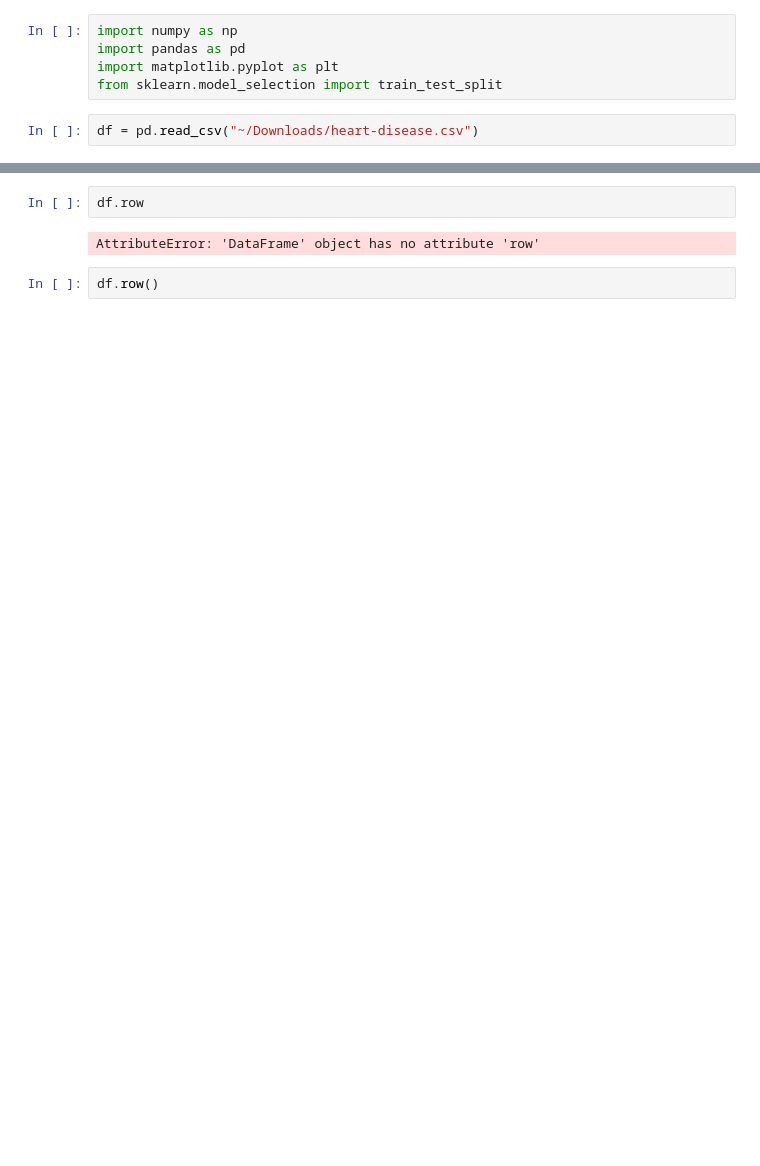
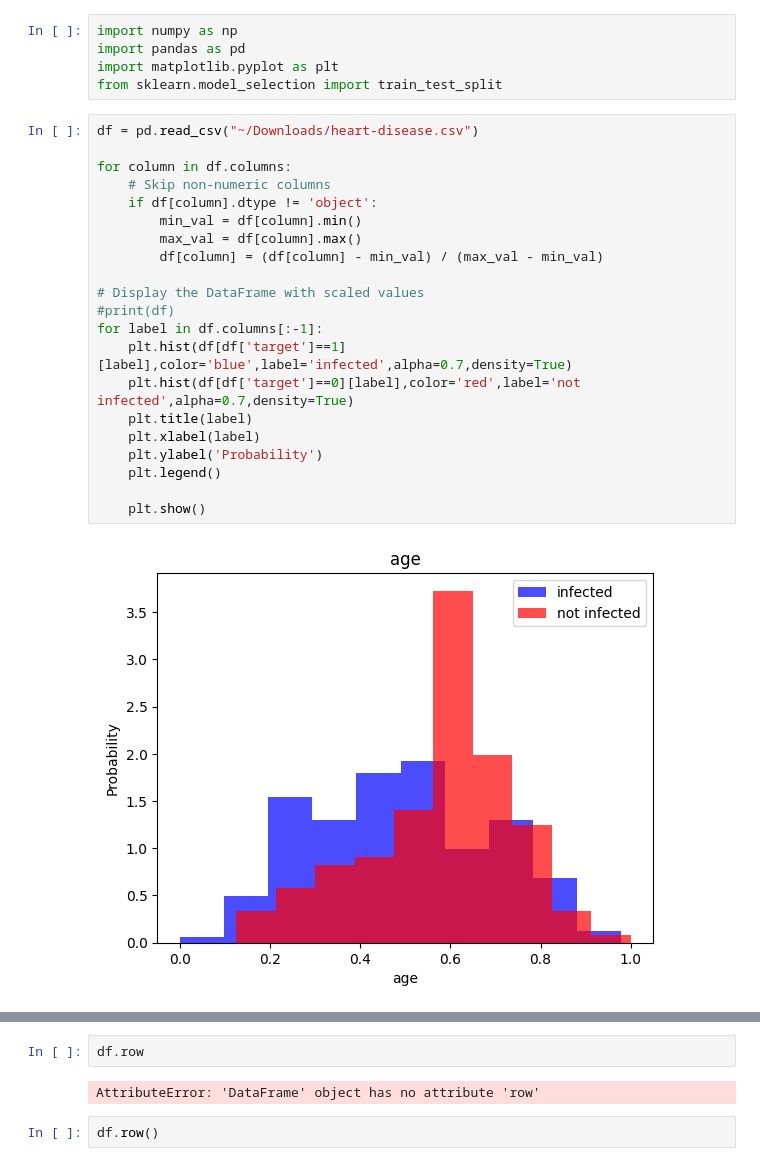
Before and after one commit to siddharthparmarr/heart_disease_prediction, a Jupyter notebook: heart_neural.ipynb, the cells around one changed output, grey strips where cells are left out. Drawn from its saved outputs; the diff is of its cells as text; blank space fills up the shorter version.

```diff
--- a/heart_neural.ipynb
+++ b/heart_neural.ipynb
@@ -5,3 +5,24 @@ import matplotlib.pyplot as plt
 from sklearn.model_selection import train_test_split
 # %%
 df = pd.read_csv("~/Downloads/heart-disease.csv")
+
+for column in df.columns:
+    # Skip non-numeric columns
+    if df[column].dtype != 'object':
+        min_val = df[column].min()
+        max_val = df[column].max()
+        df[column] = (df[column] - min_val) / (max_val - min_val)
+
+# Display the DataFrame with scaled values
+#print(df)
+for label in df.columns[:-1]:
+    plt.hist(df[df['target']==1][label],color='blue',label='infected',alpha=0.7,density=True)
+    plt.hist(df[df['target']==0][label],color='red',label='not infected',alpha=0.7,density=True)
+    plt.title(label)
+    plt.xlabel(label)
+    plt.ylabel('Probability')
+    plt.legend()
+
+    plt.show()
+# %% [output]
+[figure, added]
```
Also changed, not shown: parts of 8 cells of this notebook.
